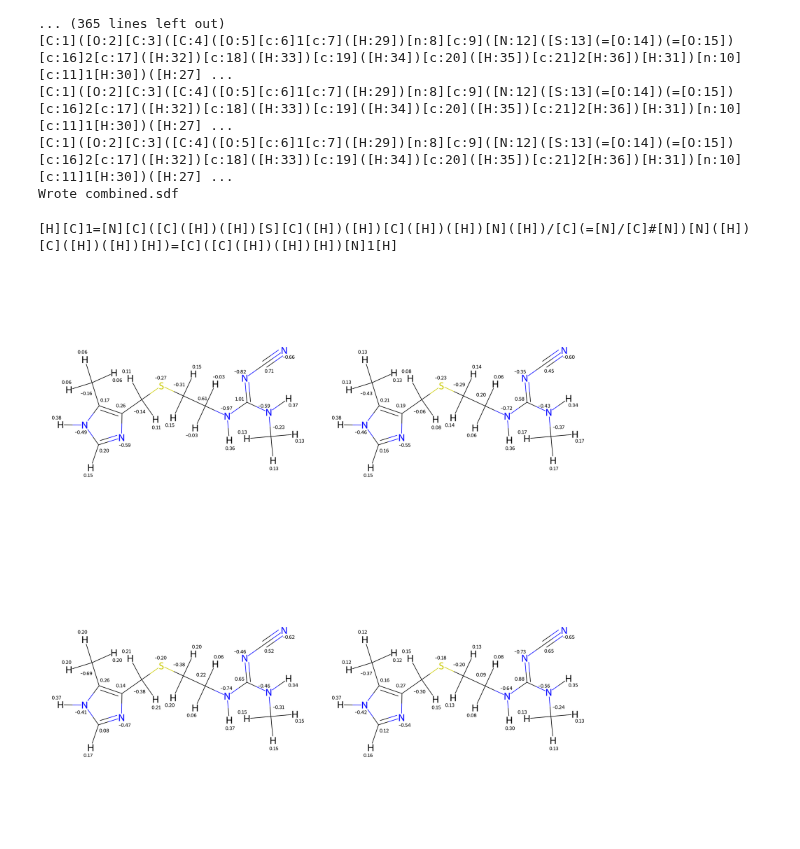
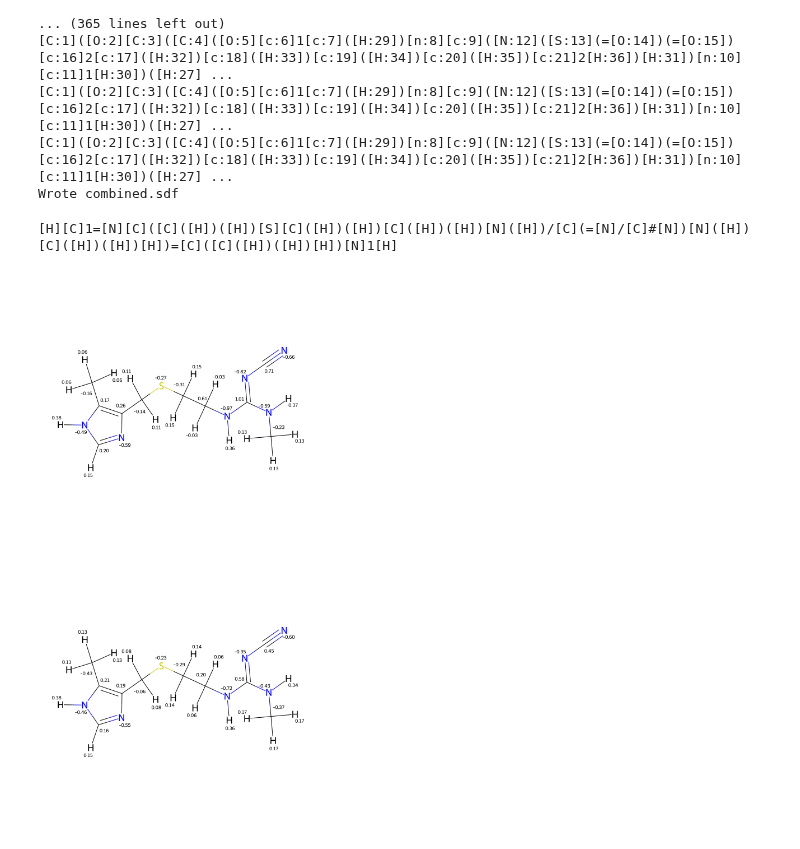
Before and after one commit to bismuthadams1/charge_paper, a Jupyter notebook: conformer_test/explore_parquet.ipynb, the cells around one changed output. Cells and saved outputs as stored; diff of their text form; code cells hidden in the pictures.

```diff
--- a/conformer_test/explore_parquet.ipynb
+++ b/conformer_test/explore_parquet.ipynb
@@ -463,35 +463,35 @@ for row in subdf.iterrows():
     row = row[1]
     mol = Chem.MolFromSmiles(row.molecule, params)
     mol2d = Chem.Mol(mol)               # deep copy, keeps atomNote props
     AllChem.Compute2DCoords(mol2d)
     for atom in mol2d.GetAtoms():
         m = atom.GetAtomMapNum()
         atom.SetAtomMapNum(0)  # clear map so it won’t render
         if 1 <= m <= len(row.resp_charges):
             chg = row.resp_charges[m-1]
             atom.SetProp("RESP_CHG", f"{chg:.6f}")
             atom.SetProp("atomNote", f"{chg:.2f}")
         else:
             atom.SetProp("atomNote", "")
 
     mols_for_drawing.append(mol2d)
 
 # d = rdMolDraw2D.MolDraw2DSVG(-1, -1)
 # d.drawOptions().padding = 0.0
 # d.drawOptions().scalingFactor = 30
 
 
 Img = Draw.MolsToGridImage(
-    mols_for_drawing[:4],
-    molsPerRow=min(n_confs, 2),
+    mols_for_drawing[:2],
+    molsPerRow=min(n_confs, 1),
     subImgSize=(1000,1000),
     useSVG=False,
     returnPNG=False,
     # legends=[f"{i+1}" for i,_ in enumerate(mols_for_drawing)]
 )
 Img
 # %% [output]
 [H][C]1=[N][C]([C]([H])([H])[S][C]([H])([H])[C]([H])([H])[N]([H])/[C](=[N]/[C]#[N])[N]([H])[C]([H])([H])[H])=[C]([C]([H])([H])[H])[N]1[H]
-[figure, old version]
+[figure, new version]
 # %%
 Img.save("mols_resp.png")
```
Also changed, not shown: 1 other file.
